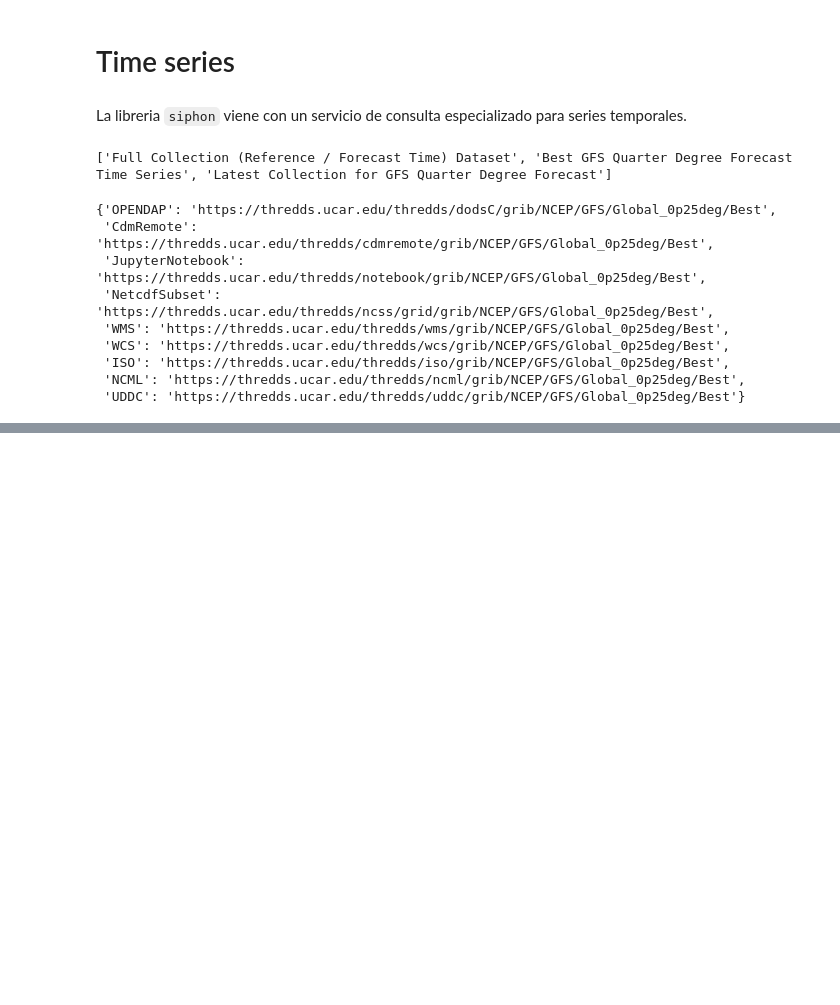
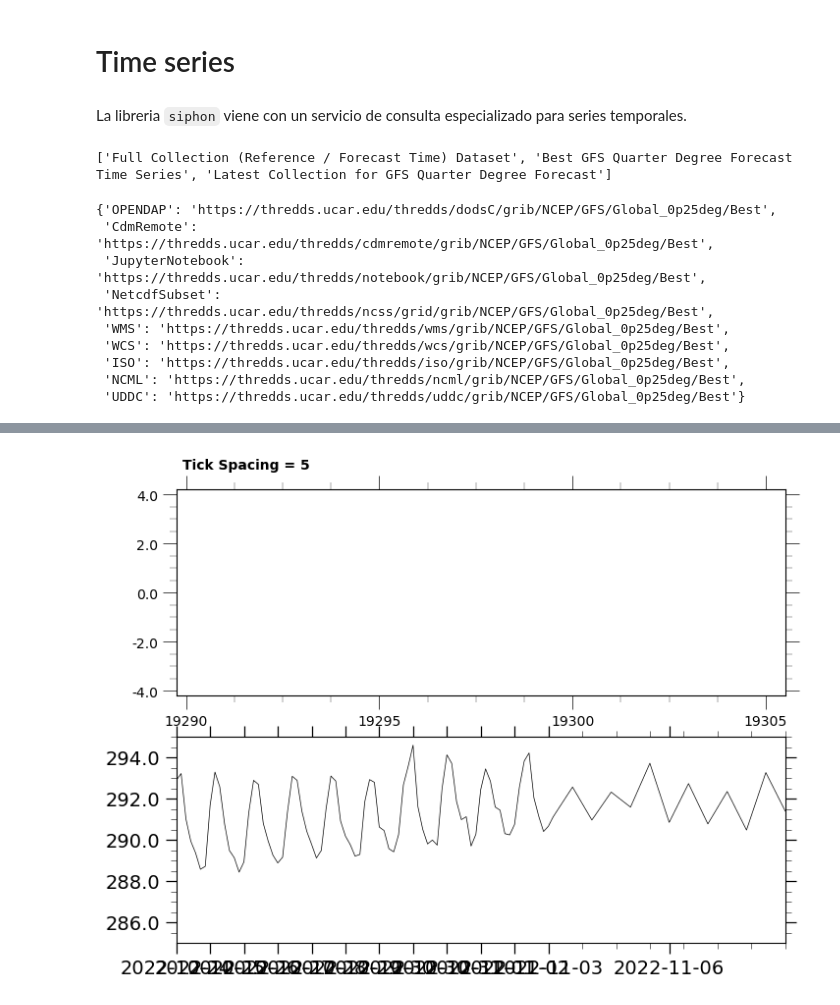
Before and after one commit to cryohydromettools/python_climatologia, a Jupyter notebook: book/dia5/01.b.GFS_timeSeries.ipynb, the cells around one changed output, grey strips where cells are left out. Saved outputs shown, nothing was run; the diff lists cells and outputs as text; code cells hidden in the pictures; blank space fills up the shorter version.

```diff
--- a/book/dia5/01.b.GFS_timeSeries.ipynb
+++ b/book/dia5/01.b.GFS_timeSeries.ipynb
@@ -100,0 +129,75 @@ TypeError: float() argument must be a string or a number, not 'cftime._cftime.Da
+# %%
+import pandas as pd
+fechas = pd.to_datetime(data_2.time)
+
+# Generate figure and set its size (width, height) in inches.
+plt.figure(1, figsize=(8, 6))
+
+# Make a subplot with major ticks that are multiples of 5.
+
+# Create a subplot grid with two rows and one column (stacked subplots), and
+# set the current plot context to the top subplot.
+ax1 = plt.subplot(2, 1, 1)
+
+# Format the tick labels. Use integers for the major ticks.
+# For the minor ticks, use no labels; defaults to NullFormatter.
+ax1.xaxis.set_major_formatter(FormatStrFormatter('%d'))
+ax1.yaxis.set_major_formatter(FormatStrFormatter('%.1f'))
+
+# Set the major tick spacing.
+major_tick_spacing = 5
+ax1.xaxis.set_major_locator(MultipleLocator(major_tick_spacing))
+spacingString = f'Tick Spacing = {major_tick_spacing}'
+
+# Draw ticks on all sides of the plot.
+plt.tick_params(which='both', top=True, right=True)
+
+# Increase the length of the tick marks.
+plt.tick_params(which='major', length=10.0, width=0.5)
+plt.tick_params(which='minor', length=5.0, width=0.25)
+
+# Set the minor tick spacing for X and Y axes.
+ax1.xaxis.set_minor_locator(MultipleLocator(1.25))
+ax1.yaxis.set_minor_locator(MultipleLocator(0.5))
+
+# Add a descriptive string to the top left corner of the plot.
+ax1.text(0.01, 1.1, spacingString, transform=ax1.transAxes, fontweight='bold')
+
+# Plot data and set the X axis limits.
+plt.plot(fechas, data_2.Temperature_isobaric, color='black', linewidth=0.5)
+
+# Usa geocat.viz.util convenience function to set axes parameters without calling several matplotlib functions
+# Set axes limits
+gv.set_axes_limits_and_ticks(ax1, xlim=(fechas[0], fechas[-1]), ylim=(-4.2, 4.2))
+
+# Make a subplot with major ticks that are set to explicit values and minor ticks that are multiples of 1.
+
+# Set the current plot context to the bottom subplot.
+ax2 = plt.subplot(2, 1, 2)
+
+# Format the tick labels.
+# For the minor ticks, use no labels; defaults to NullFormatter.
+ax2.xaxis.set_major_formatter(FormatStrFormatter('%d'))
+ax2.yaxis.set_major_formatter(FormatStrFormatter('%.1f'))
+
+plt.plot(fechas, data_2.Temperature_isobaric, color='black', linewidth=0.5)
+
+gv.add_major_minor_ticks(ax2,
+                             x_minor_per_major=5,
+                             y_minor_per_major=3,
+                             labelsize=14)
+# Add minor and major tick lines for plot 3
+gv.add_major_minor_ticks(ax2,
+                         x_minor_per_major=1,
+                         y_minor_per_major=4,
+                         labelsize=14)
+gv.set_axes_limits_and_ticks(ax2,
+                             xlim=(fechas.min(), fechas.max()),
+                             ylim=(285, 295),
+                             xticks=fechas[::7],
+                             xticklabels=fechas.date[::7])
+                            #  yticks=np.arange(-4, 11, 2))
+
+plt.show()
+# %% [output]
+[figure, added]
```
Also changed, not shown: parts of 17 cells of this notebook, 2 other files.
